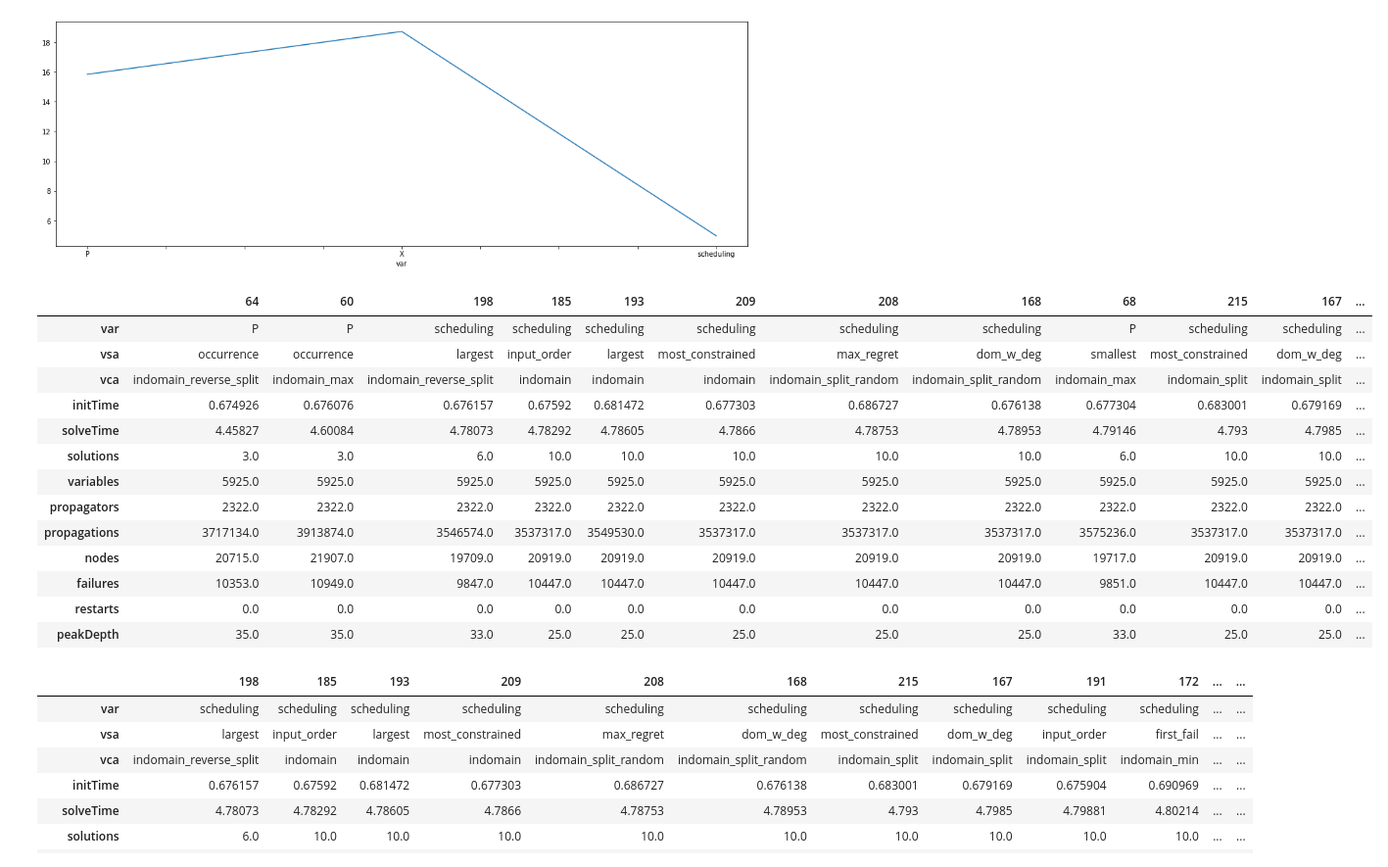
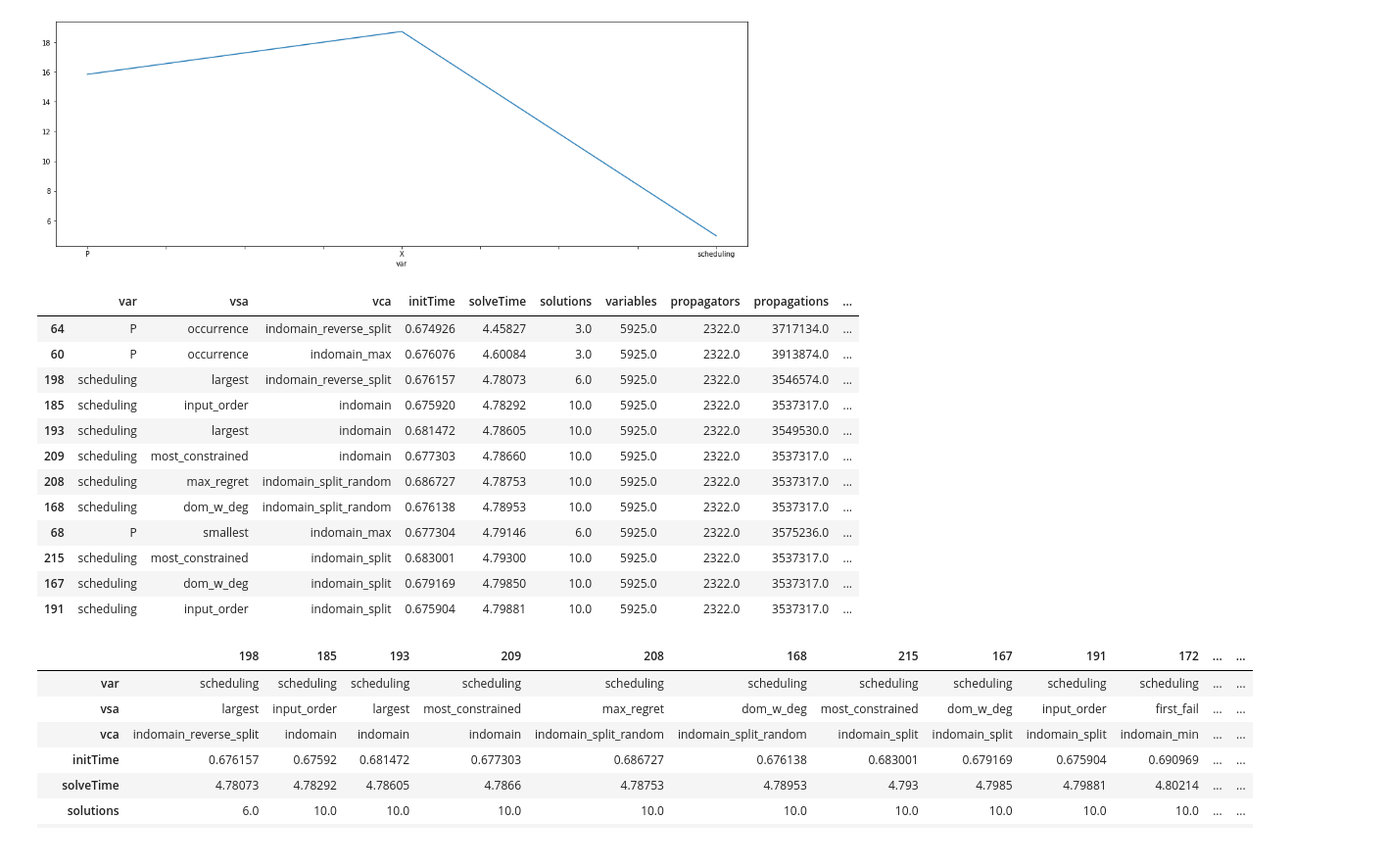
Before and after one commit to jokerale/pizzaguy, a Jupyter notebook: code/Prove e Grafici Ripetuti.ipynb, the cells around one changed output. Shown at 98% size. Drawn from its saved outputs; the diff is of its cells as text; code cells hidden in the pictures.

```diff
--- a/code/Parco Giochi Grafici.ipynb
+++ b/code/Prove e Grafici Ripetuti.ipynb
@@ -236,22 +230,21 @@ df_val.groupby(['var'])['solveTime'].mean().plot(figsize=(18,6))
 <AxesSubplot:xlabel='var'>
 [figure]
 # %%
-df_val[df_val['solveTime']<4.8].sort_values(by=['solveTime']).T
+df_val[df_val['solveTime']<4.8].sort_values(by=['solveTime'])
 # %% [output]
-|  | 64 | 60 | 198 | 185 | 193 | 209 | 208 | 168 | 68 | 215 | 167 | ... |
-| var | P | P | scheduling | scheduling | scheduling | scheduling | scheduling | scheduling | P | scheduling | scheduling | ... |
-| vsa | occurrence | occurrence | largest | input_order | largest | most_constrained | max_regret | dom_w_deg | smallest | most_constrained | dom_w_deg | ... |
-| vca | indomain_reverse_split | indomain_max | indomain_reverse_split | indomain | indomain | indomain | indomain_split_random | indomain_split_random | indomain_max | indomain_split | indomain_split | ... |
-| initTime | 0.674926 | 0.676076 | 0.676157 | 0.67592 | 0.681472 | 0.677303 | 0.686727 | 0.676138 | 0.677304 | 0.683001 | 0.679169 | ... |
-| solveTime | 4.45827 | 4.60084 | 4.78073 | 4.78292 | 4.78605 | 4.7866 | 4.78753 | 4.78953 | 4.79146 | 4.793 | 4.7985 | ... |
-| solutions | 3.0 | 3.0 | 6.0 | 10.0 | 10.0 | 10.0 | 10.0 | 10.0 | 6.0 | 10.0 | 10.0 | ... |
-| variables | 5925.0 | 5925.0 | 5925.0 | 5925.0 | 5925.0 | 5925.0 | 5925.0 | 5925.0 | 5925.0 | 5925.0 | 5925.0 | ... |
-| propagators | 2322.0 | 2322.0 | 2322.0 | 2322.0 | 2322.0 | 2322.0 | 2322.0 | 2322.0 | 2322.0 | 2322.0 | 2322.0 | ... |
-| propagations | 3717134.0 | 3913874.0 | 3546574.0 | 3537317.0 | 3549530.0 | 3537317.0 | 3537317.0 | 3537317.0 | 3575236.0 | 3537317.0 | 3537317.0 | ... |
-| nodes | 20715.0 | 21907.0 | 19709.0 | 20919.0 | 20919.0 | 20919.0 | 20919.0 | 20919.0 | 19717.0 | 20919.0 | 20919.0 | ... |
-| failures | 10353.0 | 10949.0 | 9847.0 | 10447.0 | 10447.0 | 10447.0 | 10447.0 | 10447.0 | 9851.0 | 10447.0 | 10447.0 | ... |
-| restarts | 0.0 | 0.0 | 0.0 | 0.0 | 0.0 | 0.0 | 0.0 | 0.0 | 0.0 | 0.0 | 0.0 | ... |
-| peakDepth | 35.0 | 35.0 | 33.0 | 25.0 | 25.0 | 25.0 | 25.0 | 25.0 | 33.0 | 25.0 | 25.0 | ... |
+|  | var | vsa | vca | initTime | solveTime | solutions | variables | propagators | propagations | ... |
+| 64 | P | occurrence | indomain_reverse_split | 0.674926 | 4.45827 | 3.0 | 5925.0 | 2322.0 | 3717134.0 | ... |
+| 60 | P | occurrence | indomain_max | 0.676076 | 4.60084 | 3.0 | 5925.0 | 2322.0 | 3913874.0 | ... |
+| 198 | scheduling | largest | indomain_reverse_split | 0.676157 | 4.78073 | 6.0 | 5925.0 | 2322.0 | 3546574.0 | ... |
+| 185 | scheduling | input_order | indomain | 0.675920 | 4.78292 | 10.0 | 5925.0 | 2322.0 | 3537317.0 | ... |
+| 193 | scheduling | largest | indomain | 0.681472 | 4.78605 | 10.0 | 5925.0 | 2322.0 | 3549530.0 | ... |
+| 209 | scheduling | most_constrained | indomain | 0.677303 | 4.78660 | 10.0 | 5925.0 | 2322.0 | 3537317.0 | ... |
+| 208 | scheduling | max_regret | indomain_split_random | 0.686727 | 4.78753 | 10.0 | 5925.0 | 2322.0 | 3537317.0 | ... |
+| 168 | scheduling | dom_w_deg | indomain_split_random | 0.676138 | 4.78953 | 10.0 | 5925.0 | 2322.0 | 3537317.0 | ... |
+| 68 | P | smallest | indomain_max | 0.677304 | 4.79146 | 6.0 | 5925.0 | 2322.0 | 3575236.0 | ... |
+| 215 | scheduling | most_constrained | indomain_split | 0.683001 | 4.79300 | 10.0 | 5925.0 | 2322.0 | 3537317.0 | ... |
+| 167 | scheduling | dom_w_deg | indomain_split | 0.679169 | 4.79850 | 10.0 | 5925.0 | 2322.0 | 3537317.0 | ... |
+| 191 | scheduling | input_order | indomain_split | 0.675904 | 4.79881 | 10.0 | 5925.0 | 2322.0 | 3537317.0 | ... |
 # %%
 df_val[df_val['var'] == 'scheduling' ].sort_values(by=['solveTime']).T
 # %% [output]
```
Also changed, not shown: parts of 29 cells of this notebook.
